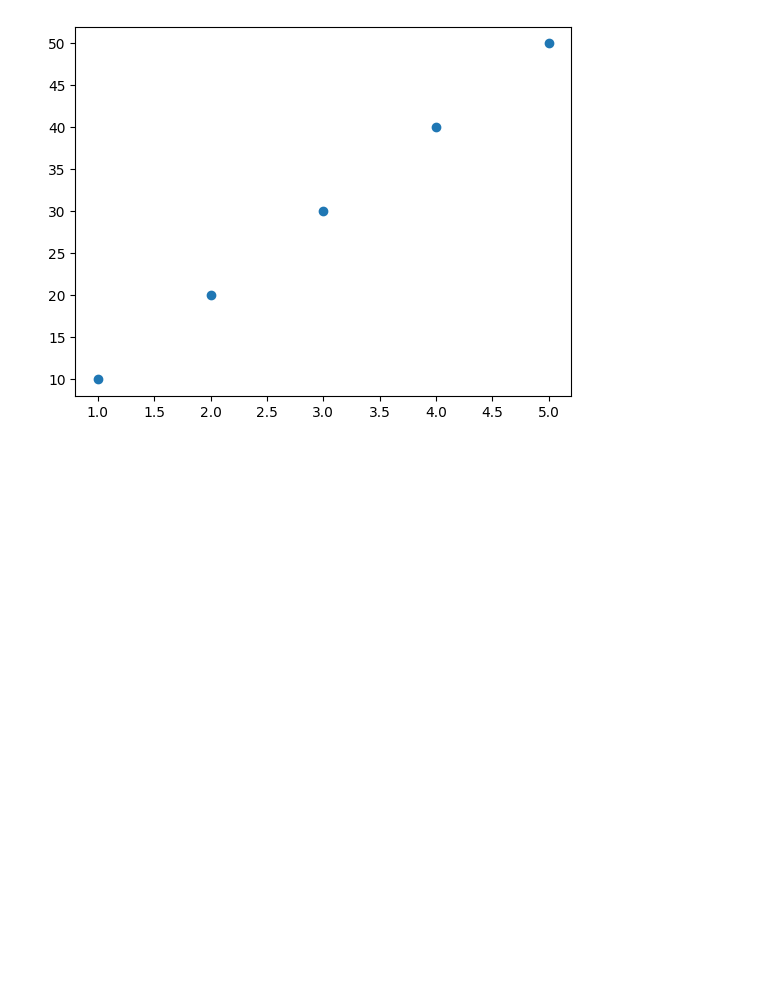
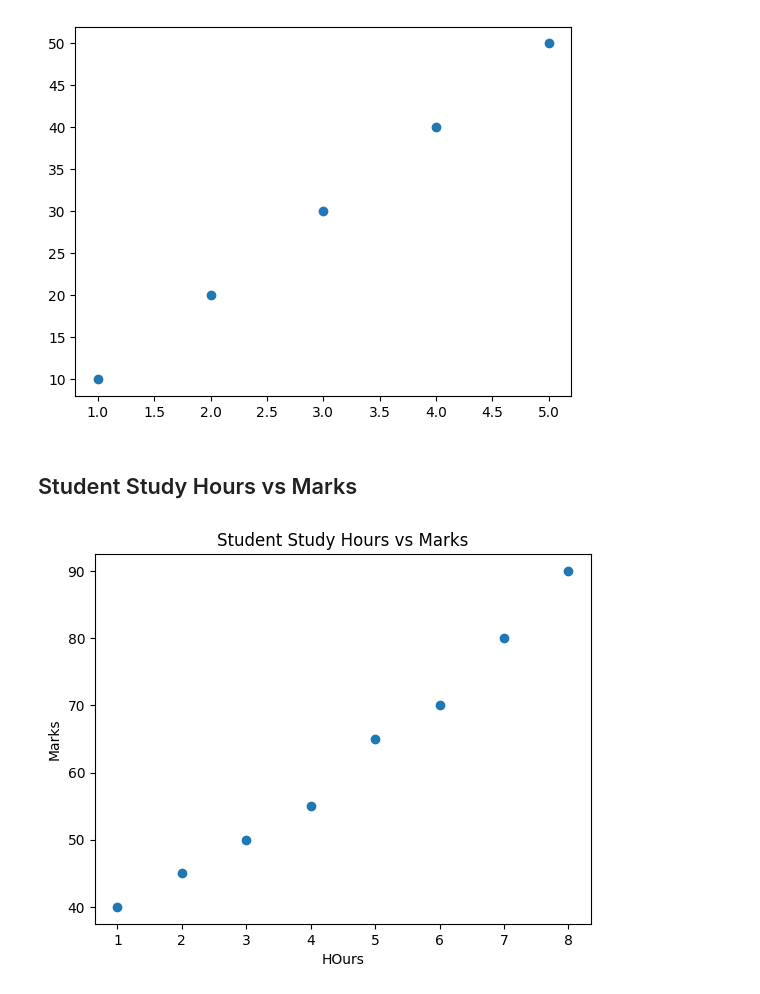
Before and after one commit to wahidali4321/Python-For-Machine-learning-, a Jupyter notebook: Python For machine learning.ipynb, the cells around one changed output. Drawn from its saved outputs; the diff is of its cells as text; code cells hidden in the pictures; blank space fills up the shorter version.

Commit message:
Student Study Hours vs Marks

```diff
--- a/Python For machine learning.ipynb
+++ b/Python For machine learning.ipynb
@@ -1026,3 +1026,15 @@ plt.scatter(x , y)
 plt.show()
 # %% [output]
 [figure]
+# %% [markdown]
+## Student Study Hours vs Marks
+# %%
+hours = [1, 2, 3, 4, 5, 6, 7, 8]
+marks = [40, 45, 50, 55, 65, 70, 80, 90]
+plt.title("Student Study Hours vs Marks")
+plt.xlabel("HOurs")
+plt.ylabel("Marks")
+plt.scatter(hours , marks)
+plt.show()
+# %% [output]
+[figure, added]
```
